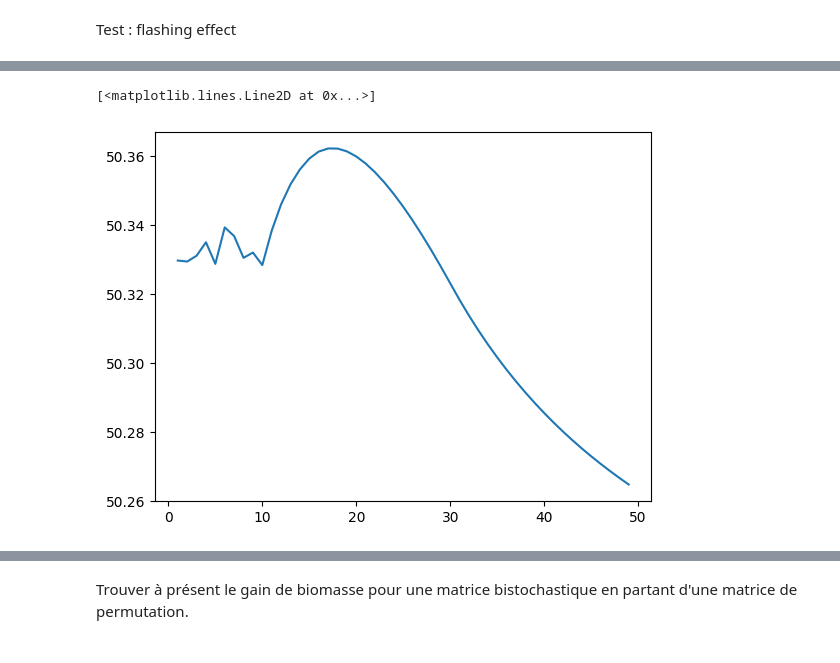
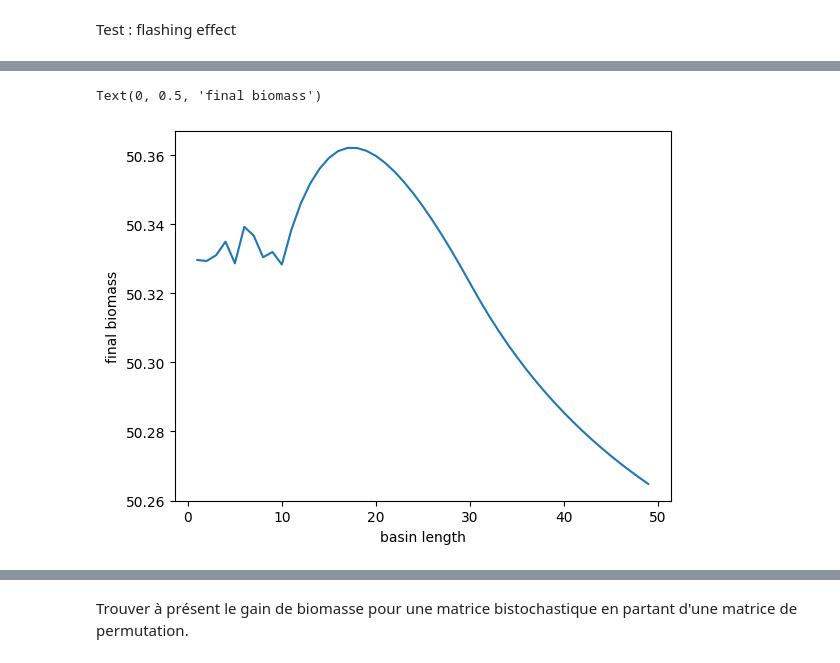
Before and after one commit to Octave289/stage_Inria, a Jupyter notebook: optimization_tests_2.ipynb, the cells around one changed output, grey strips where cells are left out. Cells and saved outputs as stored; diff of their text form; code cells hidden in the pictures.

```diff
--- a/optimization_tests_2.ipynb
+++ b/optimization_tests_2.ipynb
@@ -11,11 +11,11 @@ from pytorch_optim import *
 %load_ext autoreload
 %autoreload 2
 # %%
-N=10
+N=3
 nb_colonnes_default = 50
 T = 300
 L = 5
-P0 = torch.tensor([[0, 1 / 2, 1], [1 / 2, 0, 0], [1 / 2, 1 / 2, 0]])
+P0 = torch.tensor([[0, 0, 1], [0, 1, 0], [1, 0, 0]])
 params = {
     "N": N,  # nombre de couches
     "L": L,  # longueur du bassin
@@ -121,14 +121,16 @@ for l in [0.3, 1, 5, 10, 15, 20, 25, 50, 75, 100, 150] :
 # %%
 params["N"] = 3
 params["u"] = [0.1]*3
 masses = []
 for l in range(1, 50):
     params["nb_colonnes_default"] = int(l*10)
     params["L"] = l
     meilleure_masse, meilleure_matrice, _ = meilleure_matrice_de_permutation(X_ini_one_layer(params["N"], params["nb_colonnes_default"], 0, 50/(l*10)), T, params)
     masses.append(meilleure_masse)
 
 plt.plot([k for k in range(1, 50)], masses)
+plt.xlabel("basin length")
+plt.ylabel("final biomass")
 # %% [output]
-[<matplotlib.lines.Line2D at 0x...>]
+Text(0, 0.5, 'final biomass')
-[figure, old version]
+[figure, new version]
```
Also changed, not shown: parts of 2 cells of this notebook, 11 other files.
